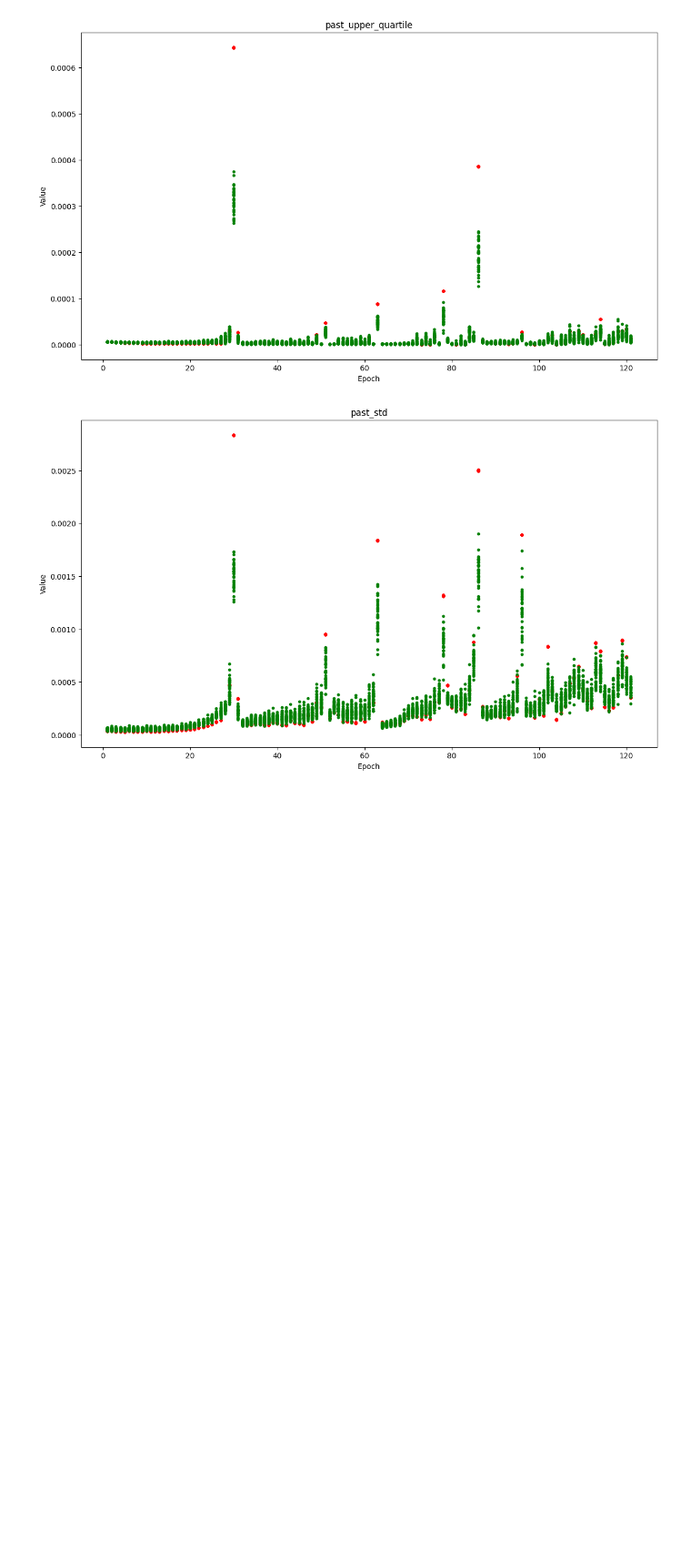
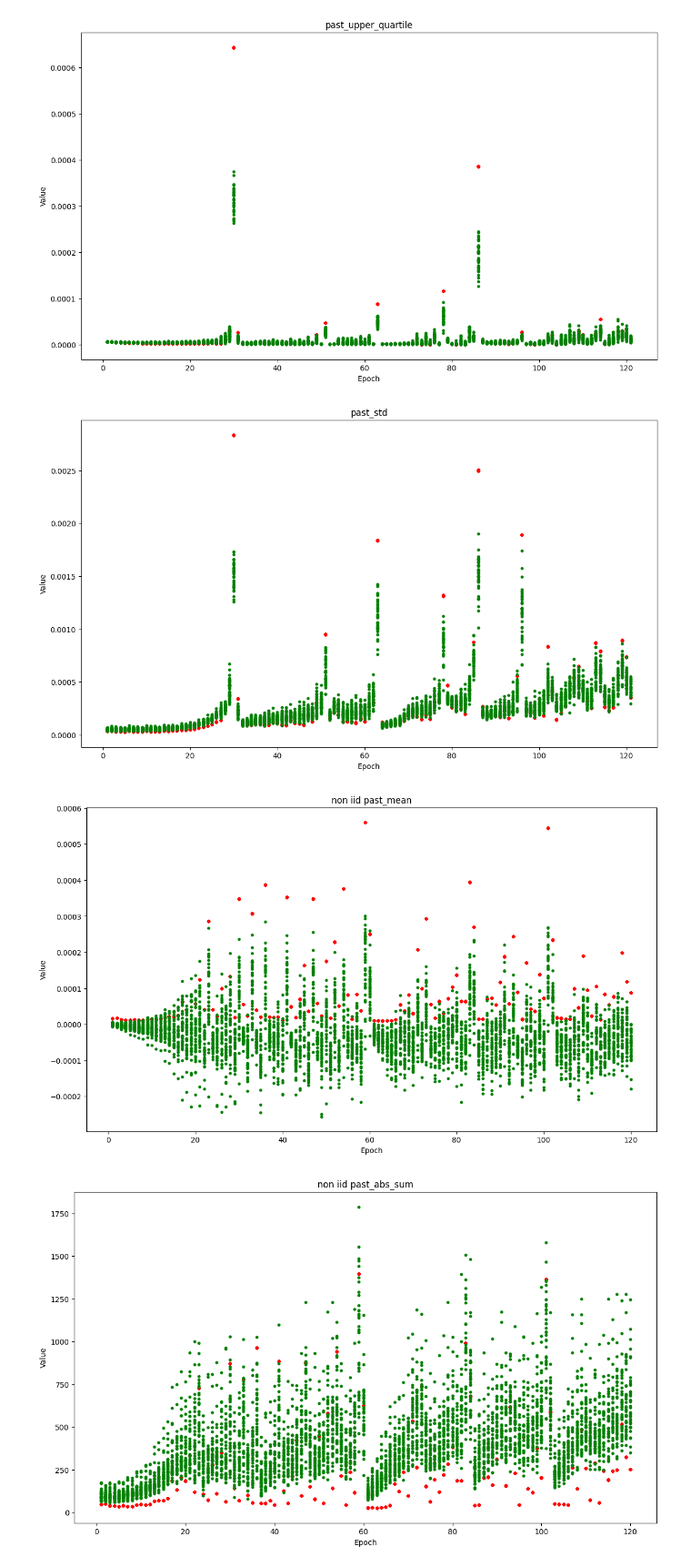
Before and after one commit to HizanLi/CPEN497-FL, a Jupyter notebook: CPEN497-499/graph.ipynb, the cells around one changed output. Shown at 91% size. Saved outputs shown, nothing was run; the diff lists cells and outputs as text; code cells hidden in the pictures; blank space fills up the shorter version.

```diff
--- a/CPEN497-499/graph.ipynb
+++ b/CPEN497-499/graph.ipynb
@@ -42,3 +42,21 @@ for i in range(len(ls_past)):
 [figure]
 [figure]
 [figure]
+# %%
+is_iid = "Non_iid_"
+
+past_mean = pickle.load(open(f'./{is_iid}past_mean.pkl','rb'))
+past_abs_sum = pickle.load(open(f'./{is_iid}past_abs_sum.pkl','rb'))
+past_median = pickle.load(open(f'./{is_iid}past_median.pkl','rb'))
+past_lower_quartile = pickle.load(open(f'./{is_iid}past_lower_quartile.pkl','rb'))
+past_upper_quartile = pickle.load(open(f'./{is_iid}past_upper_quartile.pkl','rb'))
+past_std = pickle.load(open(f'./{is_iid}past_std.pkl','rb'))
+
+ls_past = [past_mean, past_abs_sum, past_median, past_lower_quartile, past_upper_quartile, past_std]
+ls_title = ['past_mean', 'past_abs_sum', 'past_median', 'past_lower_quartile', 'past_upper_quartile', 'past_std']
+# %%
+for i in range(len(ls_past)):
+    plot_data(ls_past[i], 'non iid '+ls_title[i])
+# %% [output]
+[figure, added]
+[figure, added]
```
Also changed, not shown: parts of 1 cell of this notebook, 2 other files.
